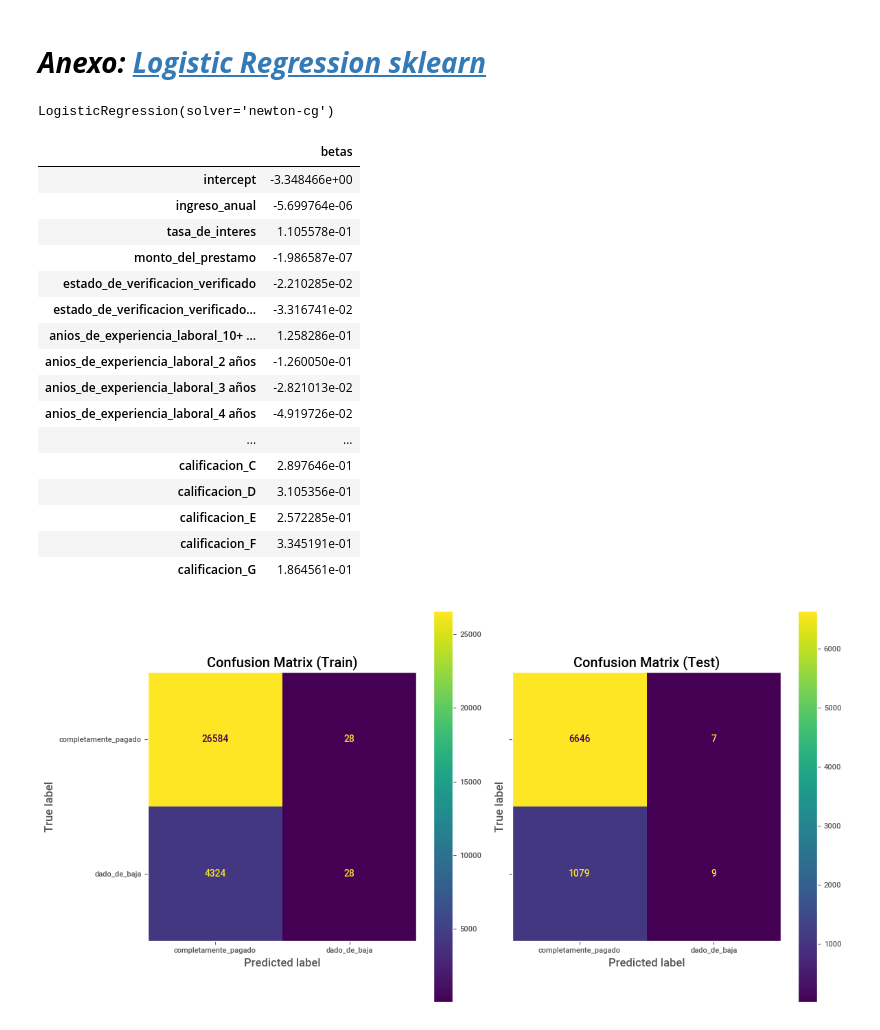
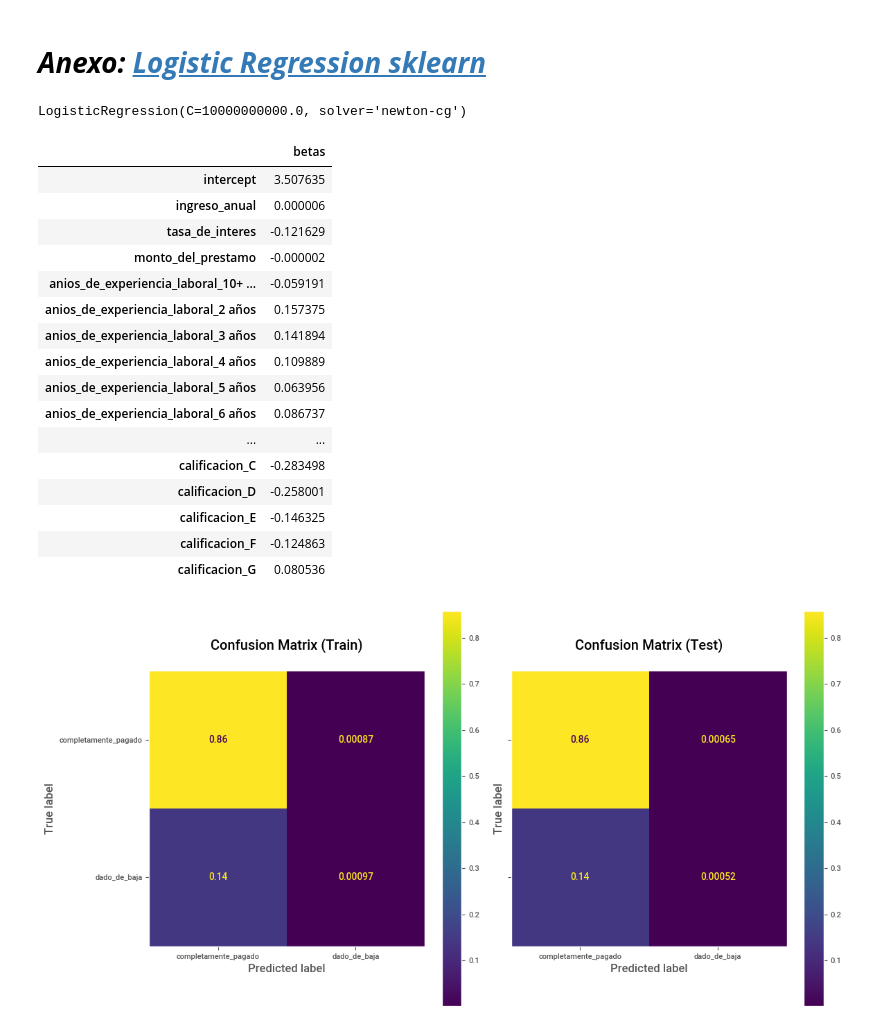
Before and after one commit to lacamposm/Metodos-Estadisticos, a Jupyter notebook: Lectura_12_Logistic_Regression.ipynb, the cells around one changed output. Cells and saved outputs as stored; diff of their text form; code cells hidden in the pictures.

```diff
--- a/Lectura_12_Logistic_Regression.ipynb
+++ b/Lectura_12_Logistic_Regression.ipynb
@@ -1028,69 +1027,66 @@ from sklearn.model_selection import train_test_split
 from sklearn.linear_model import LogisticRegression
 
 # Preparamos la Data
-df_lr_sk = pd.read_parquet("data/Logistic_Regression_1.parquet",)
+df_lr_sk = pd.read_parquet(url_base + "Logistic_Regression_1.parquet",)
 df_lr_sk["tasa_de_interes"] = df_lr_sk["tasa_de_interes"].str.replace("%", "").astype("float")
 df_lr_sk.drop(columns=["estado_de_verificacion"], inplace=True)
-X, y = df_lr.drop(columns=["estado_del_prestamo"]), df_lr["estado_del_prestamo"]
+X, y = pd.get_dummies(df_lr_sk.drop(columns=["estado_del_prestamo"]), drop_first=True), df_lr_sk["estado_del_prestamo"]
+y = label_binarize(y, classes=["dado_de_baja", "completamente_pagado"])
+
 X_train, X_test, y_train, y_test=train_test_split(X, y, random_state=123, test_size=0.2, stratify=y)
 
-feature_cat = [column for column in X_train.select_dtypes("object").columns]
-X_train = pd.get_dummies(X_train, columns=feature_cat, drop_first=True)
-X_test =pd.get_dummies(X_test,  columns=feature_cat, drop_first=True)
-
 # Instanciamos la clase y entrenamos el modelo.
-clf = LogisticRegression(solver="newton-cg")
+clf = LogisticRegression(C=1e10, solver="newton-cg")
 clf.fit(X_train,y_train)
 # %% [output]
-LogisticRegression(solver='newton-cg')
+LogisticRegression(C=10000000000.0, solver='newton-cg')
 # %%
 # Coeficientes
-coefs = np.concatenate((clf.intercept_.reshape(1,1), clf.coef_),axis=1)
+coefs = np.concatenate((clf.intercept_.reshape(1,1), clf.coef_), axis=1)
 list_betas=["intercept"]
 list_betas.extend(X_train.columns)
 pd.DataFrame(np.transpose(coefs), index=list_betas, columns=["betas"])
 # %% [output]
 |  | betas |
-| intercept | -3.348466e+00 |
-| ingreso_anual | -5.699764e-06 |
-| tasa_de_interes | 1.105578e-01 |
-| monto_del_prestamo | -1.986587e-07 |
-| estado_de_verificacion_verificado | -2.210285e-02 |
-| estado_de_verificacion_verificado... | -3.316741e-02 |
-| anios_de_experiencia_laboral_10+ ... | 1.258286e-01 |
-| anios_de_experiencia_laboral_2 años | -1.260050e-01 |
-| anios_de_experiencia_laboral_3 años | -2.821013e-02 |
-| anios_de_experiencia_laboral_4 años | -4.919726e-02 |
+| intercept | 3.507635 |
+| ingreso_anual | 0.000006 |
+| tasa_de_interes | -0.121629 |
+| monto_del_prestamo | -0.000002 |
+| anios_de_experiencia_laboral_10+ ... | -0.059191 |
+| anios_de_experiencia_laboral_2 años | 0.157375 |
+| anios_de_experiencia_laboral_3 años | 0.141894 |
+| anios_de_experiencia_laboral_4 años | 0.109889 |
+| anios_de_experiencia_laboral_5 años | 0.063956 |
+| anios_de_experiencia_laboral_6 años | 0.086737 |
 | ... | ... |
-| calificacion_C | 2.897646e-01 |
-| calificacion_D | 3.105356e-01 |
-| calificacion_E | 2.572285e-01 |
-| calificacion_F | 3.345191e-01 |
-| calificacion_G | 1.864561e-01 |
+| calificacion_C | -0.283498 |
+| calificacion_D | -0.258001 |
+| calificacion_E | -0.146325 |
+| calificacion_F | -0.124863 |
+| calificacion_G | 0.080536 |
 # %%
 # Predicciones y Matriz de confusión sobre Train.
 y_pred_train = clf.predict(X_train)
-cm_train = confusion_matrix(y_train, y_pred_train)
+cm_train = confusion_matrix(y_train, y_pred_train, labels=[1, 0], normalize="all")
 disp_train = ConfusionMatrixDisplay(confusion_matrix=cm_train, display_labels=["completamente_pagado", "dado_de_baja"])
 
 # Predicciones y Matriz de confusión sobre Test.
 y_pred_test = clf.predict(X_test)
-cm_test = confusion_matrix(y_test, y_pred_test)
+cm_test = confusion_matrix(y_test, y_pred_test, labels=[1, 0], normalize="all")
 disp_test = ConfusionMatrixDisplay(confusion_matrix=cm_test, display_labels=["completamente_pagado", "dado_de_baja"])
-
 
 fig, (ax1, ax2) = plt.subplots(1, 2, figsize=(12, 6), sharey=True)
 disp_train.plot(ax=ax1,)
-ax1.set_title("Confusion Matrix (Train)")
+ax1.set_title("Confusion Matrix (Train)\n")
 ax1.grid(False)
 
 disp_test.plot(ax=ax2)
-ax2.set_title("Confusion Matrix (Test)")
+ax2.set_title("Confusion Matrix (Test)\n")
 ax2.grid(False)
 
 plt.tight_layout()
 plt.show()
 # %% [output]
-[figure, old version]
+[figure, new version]
 # %%
 # AUC en train.
```
Also changed, not shown: parts of 11 cells of this notebook.
